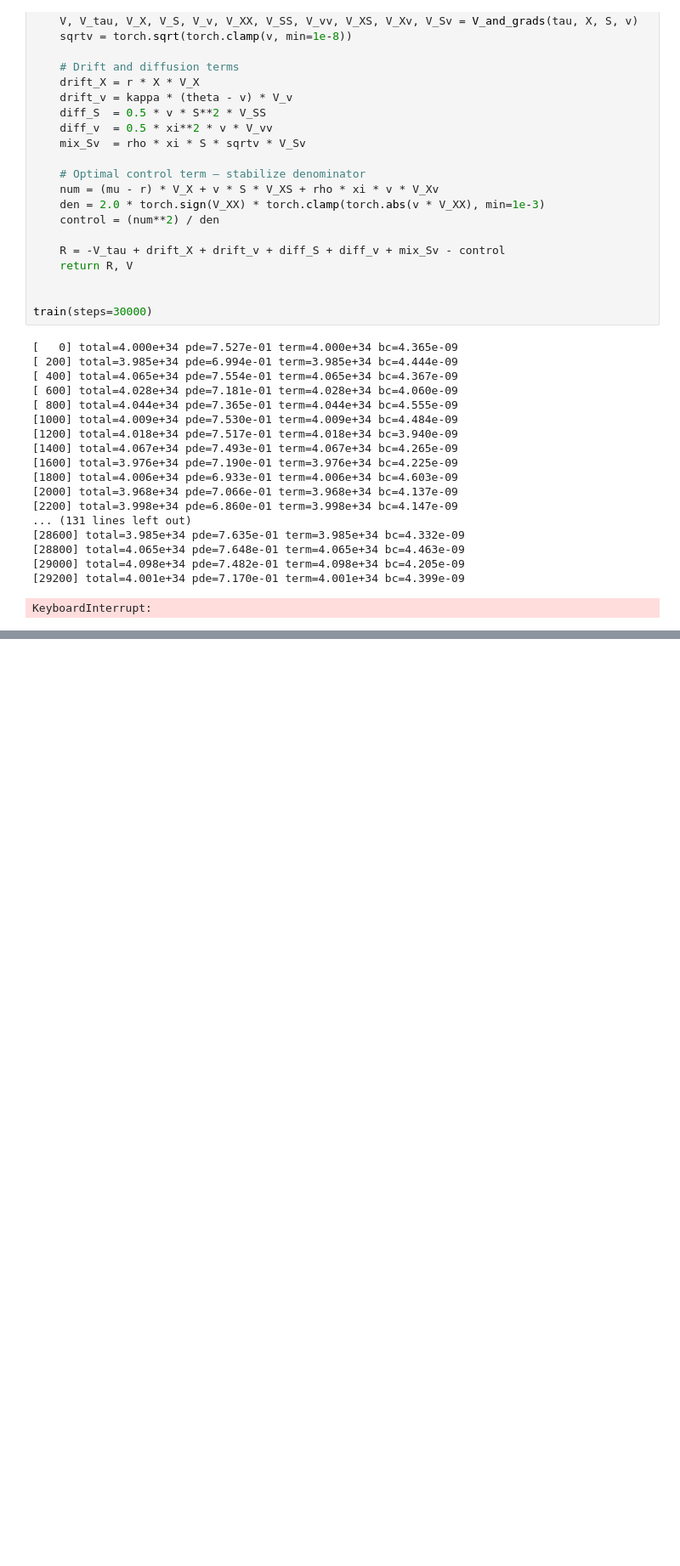
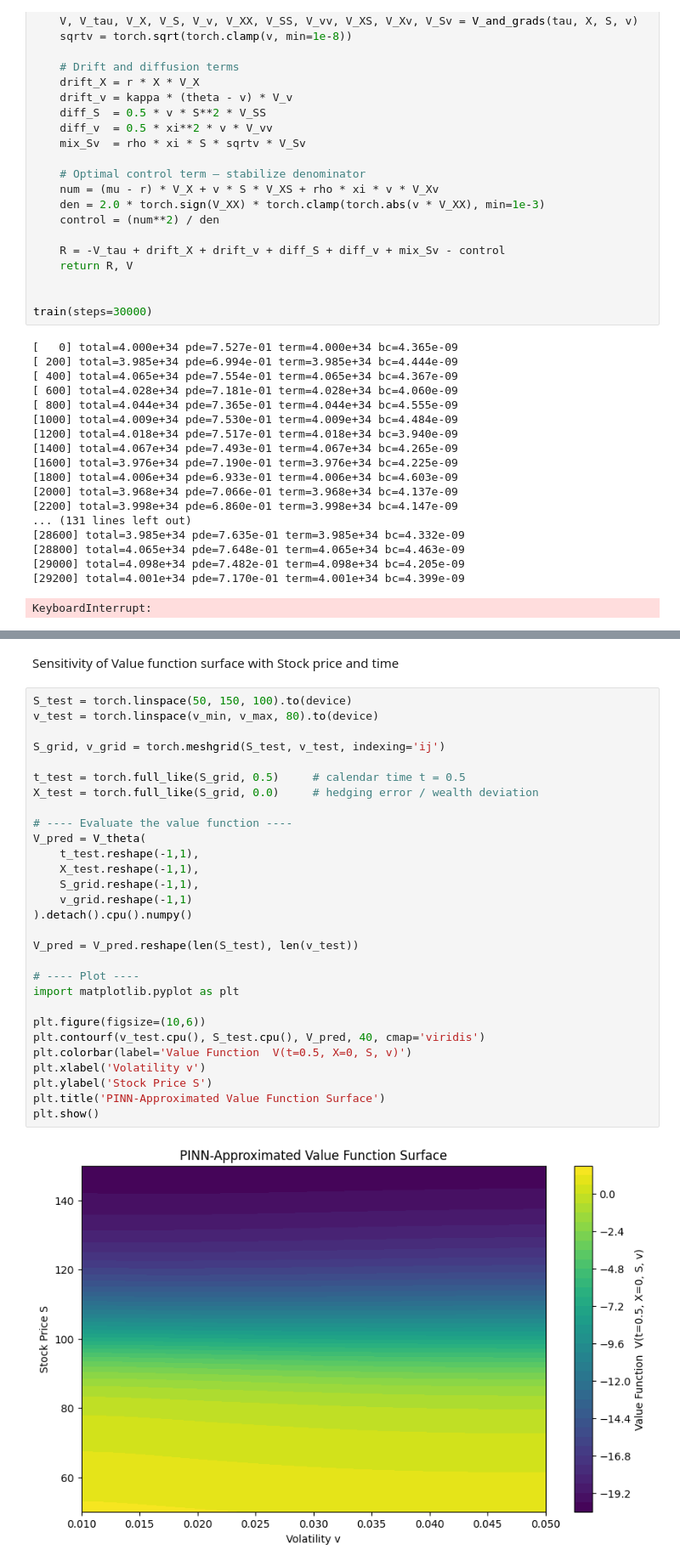
Before and after one commit to SahilKhaja/Physics-Informed-Neural-Networks-for-Dynamic-Option-hedging, a Jupyter notebook: PINN based Option Hedging.ipynb, the cells around one changed output, grey strips where cells are left out. Shown: that part at 85% size. Drawn from its saved outputs; the diff is of its cells as text; blank space fills up the shorter version.

```diff
--- a/PINN based Option Hedging.ipynb
+++ b/PINN based Option Hedging.ipynb
@@ -244,0 +735,33 @@ KeyboardInterrupt:
+# %% [markdown]
+Sensitivity of Value function surface with Stock price and time
+# %%
+S_test = torch.linspace(50, 150, 100).to(device)
+v_test = torch.linspace(v_min, v_max, 80).to(device)
+
+S_grid, v_grid = torch.meshgrid(S_test, v_test, indexing='ij')
+
+t_test = torch.full_like(S_grid, 0.5)     # calendar time t = 0.5
+X_test = torch.full_like(S_grid, 0.0)     # hedging error / wealth deviation
+
+# ---- Evaluate the value function ----
+V_pred = V_theta(
+    t_test.reshape(-1,1),
+    X_test.reshape(-1,1),
+    S_grid.reshape(-1,1),
+    v_grid.reshape(-1,1)
+).detach().cpu().numpy()
+
+V_pred = V_pred.reshape(len(S_test), len(v_test))
+
+# ---- Plot ----
+import matplotlib.pyplot as plt
+
+plt.figure(figsize=(10,6))
+plt.contourf(v_test.cpu(), S_test.cpu(), V_pred, 40, cmap='viridis')
+plt.colorbar(label='Value Function  V(t=0.5, X=0, S, v)')
+plt.xlabel('Volatility v')
+plt.ylabel('Stock Price S')
+plt.title('PINN-Approximated Value Function Surface')
+plt.show()
+# %% [output]
+[figure, added]
```
Also changed, not shown: parts of 20 cells of this notebook.
